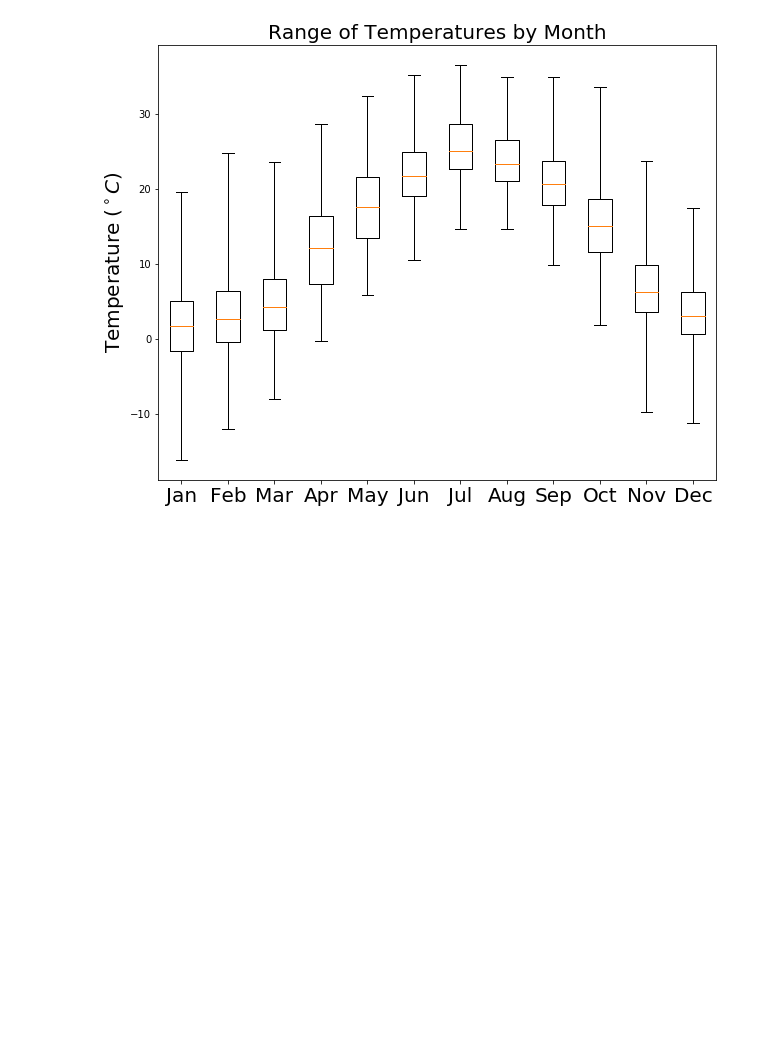
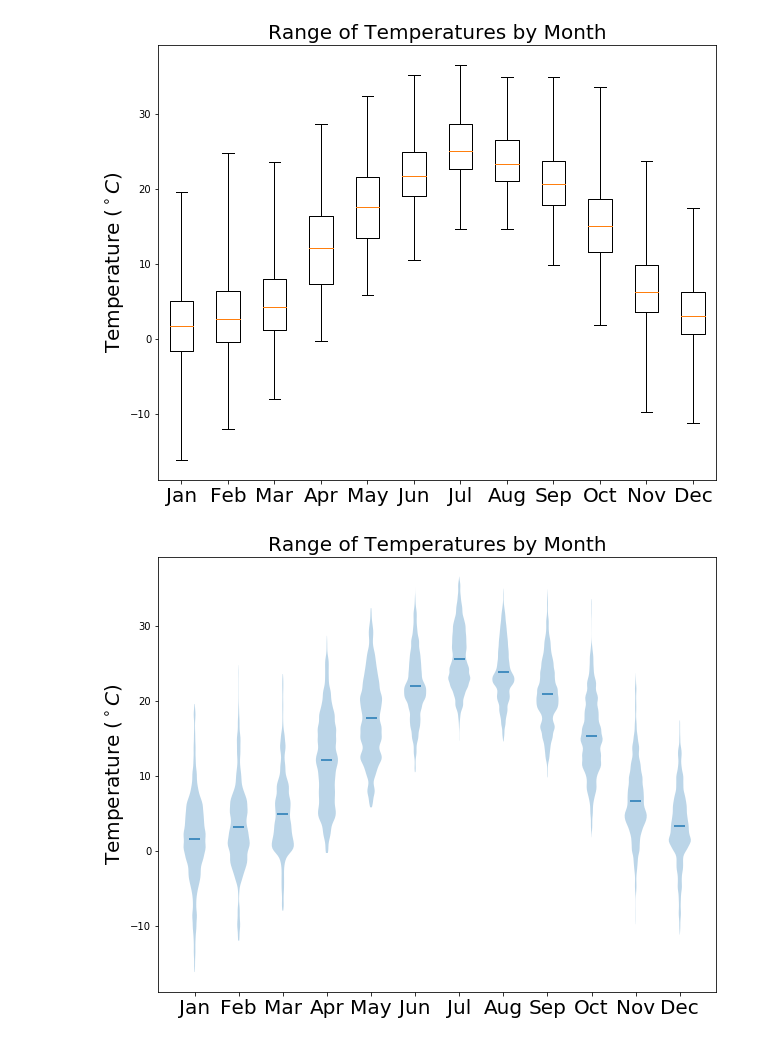
Before and after one commit to zhangt3-e/senior_thesis, a Jupyter notebook: Code/Climatology.ipynb, the cells around one changed output. Cells and saved outputs as stored; diff of their text form; code cells hidden in the pictures; blank space fills up the shorter version.

```diff
--- a/Code/Climatology.ipynb
+++ b/Code/Climatology.ipynb
@@ -555,3 +556,14 @@ plt.ylabel('Temperature ($^\circ C$)', fontsize = 20)
 plt.show()
 # %% [output]
 [figure]
+# %%
+plt.figure(figsize = (10, 8))
+plt.violinplot([Jan_temp_data, Feb_total_temp, Mar_total_temp, Apr_total_temp, May_total_temp,
+            Jun_total_temp, Jul_total_temp, Aug_total_temp, Sep_total_temp, Oct_total_temp,
+            Nov_total_temp, Dec_total_temp], showmeans = True, showextrema = False)
+plt.xticks([1, 2, 3, 4, 5, 6, 7, 8, 9, 10, 11, 12], months, fontsize = 20)
+plt.title('Range of Temperatures by Month', fontsize = 20)
+plt.ylabel('Temperature ($^\circ C$)', fontsize = 20)
+plt.show()
+# %% [output]
+[figure, added]
```
Also changed, not shown: parts of 1 cell of this notebook, 3 other files.
